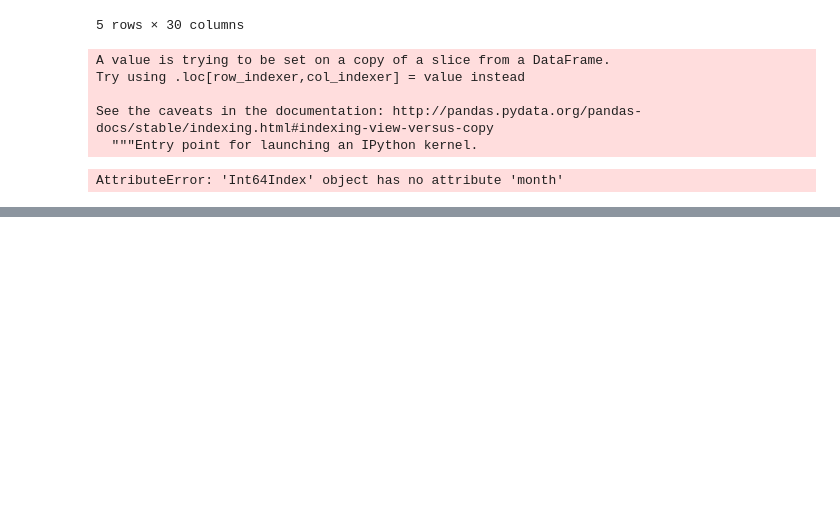
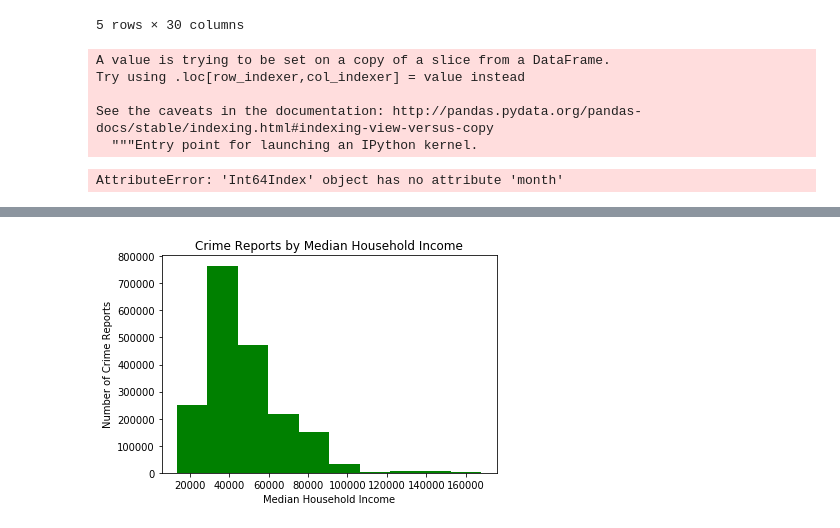
Before and after one commit to frederikdebruyker/Los-Angeles-Crime-Statistics, a Jupyter notebook: los_angeles_crime_statistics.ipynb, the cells around one changed output, grey strips where cells are left out. Drawn from its saved outputs; the diff is of its cells as text; code cells hidden in the pictures; blank space fills up the shorter version.

```diff
--- a/los_angeles_crime_statistics.ipynb
+++ b/los_angeles_crime_statistics.ipynb
@@ -891,0 +952,10 @@ fig
+# %%
+# plot number of crime reports over housing values
+mhi = results_df["Median Household Income"]
+plt.hist(mhi, bins = 10, color = "green")
+plt.xlabel("Median Household Income")
+plt.ylabel("Number of Crime Reports")
+plt.title("Crime Reports by Median Household Income")
+plt.show()
+# %% [output]
+[figure, added]
```
Also changed, not shown: parts of 7 cells of this notebook, 2 other files.
